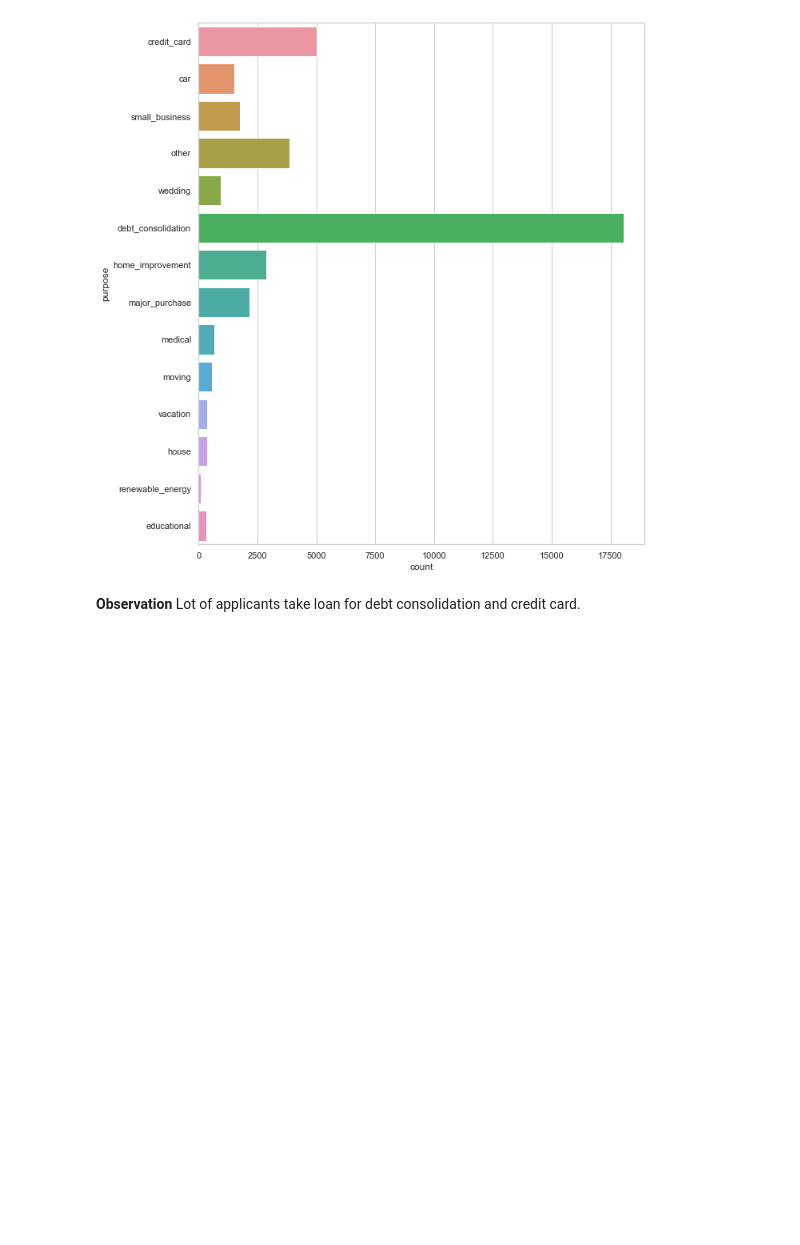
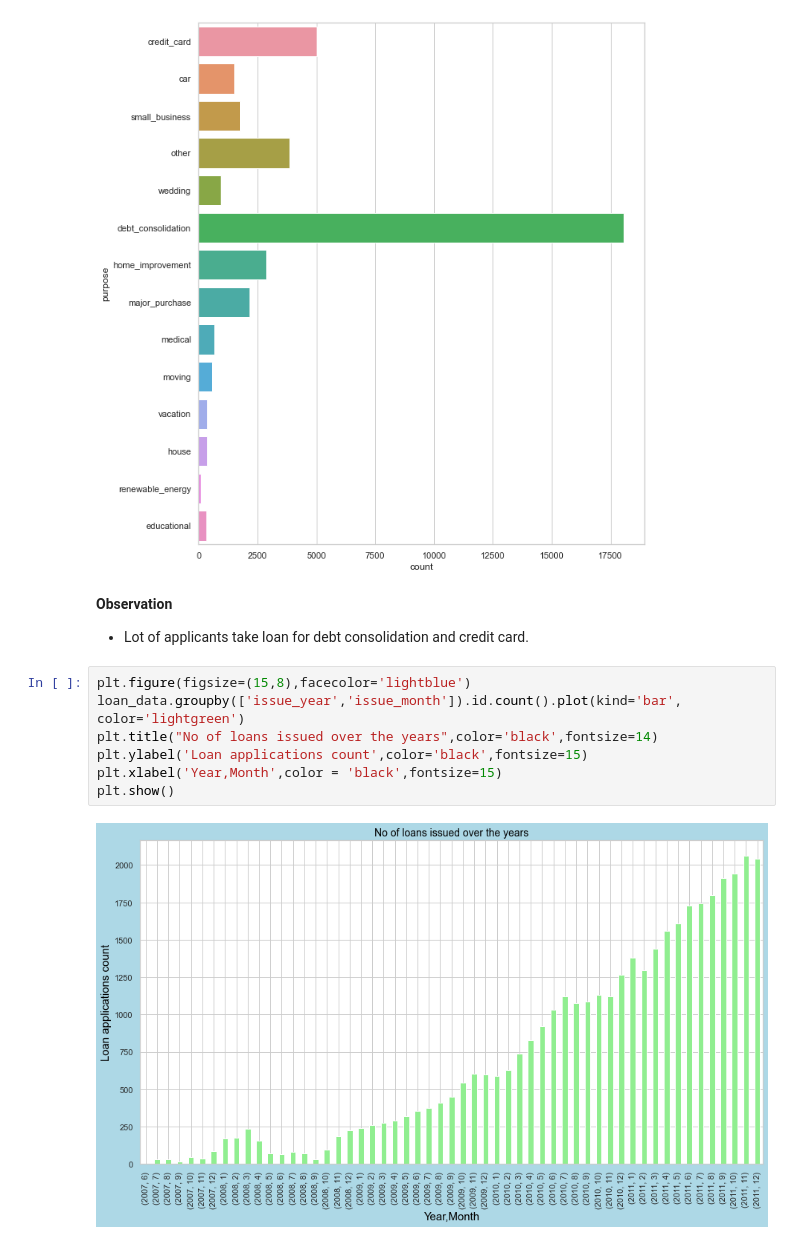
Before and after one commit to Himachallad/lending-club-casestudy, a Jupyter notebook: code/Lending club case study file.ipynb, the cells around one changed output. Drawn from its saved outputs; the diff is of its cells as text; blank space fills up the shorter version.

```diff
--- a/code/Lending club case study file.ipynb
+++ b/code/Lending club case study file.ipynb
@@ -631,4 +665,14 @@ plt.show()
 # %% [output]
 [figure]
 # %% [markdown]
-**Observation** Lot of applicants take loan for debt consolidation and credit card.
+**Observation**
+- Lot of applicants take loan for debt consolidation and credit card.
+# %%
+plt.figure(figsize=(15,8),facecolor='lightblue')
+loan_data.groupby(['issue_year','issue_month']).id.count().plot(kind='bar', color='lightgreen')
+plt.title("No of loans issued over the years",color='black',fontsize=14)
+plt.ylabel('Loan applications count',color='black',fontsize=15)
+plt.xlabel('Year,Month',color = 'black',fontsize=15)
+plt.show()
+# %% [output]
+[figure, added]
```
Also changed, not shown: parts of 44 cells of this notebook.
